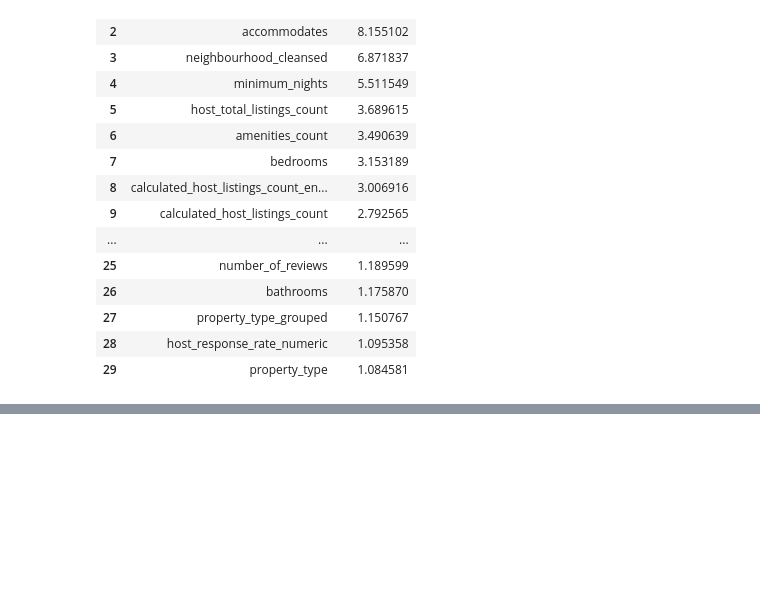
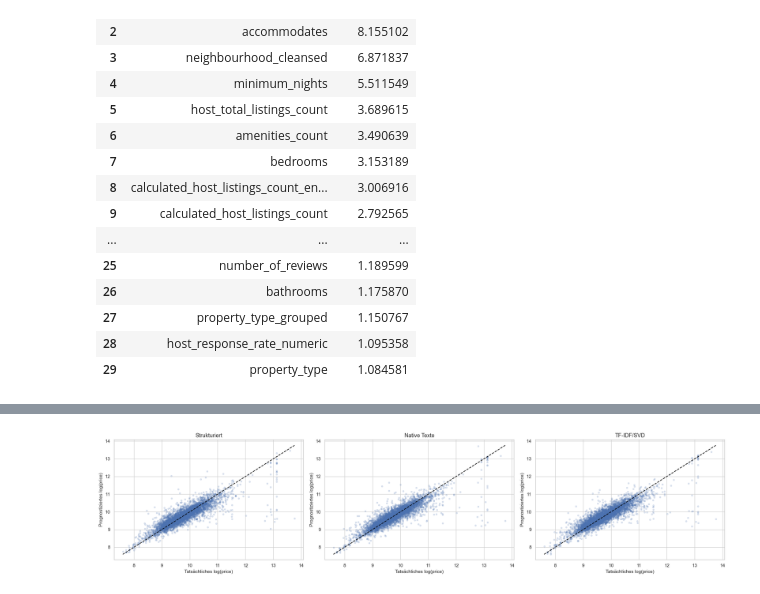
Before and after one commit to DrOetker007/Machine-Learning, a Jupyter notebook: Final_Project/price_univariate_exploration.ipynb, the cells around one changed output, grey strips where cells are left out. Drawn from its saved outputs; the diff is of its cells as text; code cells hidden in the pictures; blank space fills up the shorter version.

```diff
--- a/Final_Project/price_univariate_exploration.ipynb
+++ b/Final_Project/price_univariate_exploration.ipynb
@@ -3840,0 +4131,11 @@ Das GPU-Modell ist bewusst auf Geschwindigkeit abgestimmt und daher nicht parame
+# %%
+plot_actual_vs_predicted(
+    y_test,
+    {
+        "Strukturiert": pred_catboost_gpu,
+        "Native Texte": pred_catboost_native_text,
+        "TF-IDF/SVD": pred_catboost_tfidf,
+    },
+)
+# %% [output]
+[figure, added]
```
Also changed, not shown: parts of 44 cells of this notebook.
